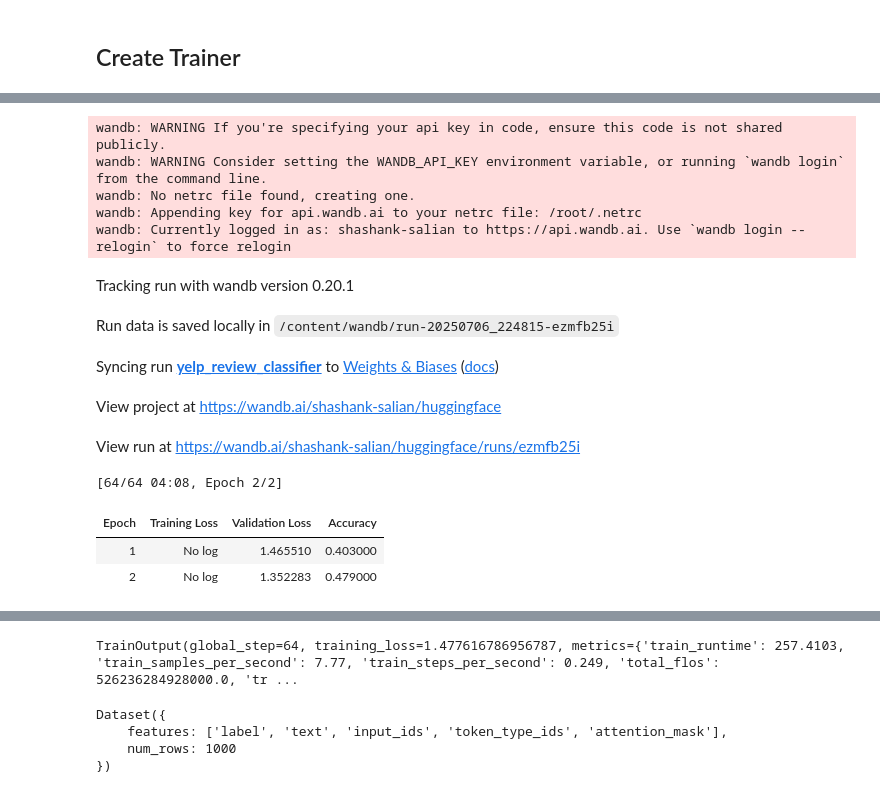
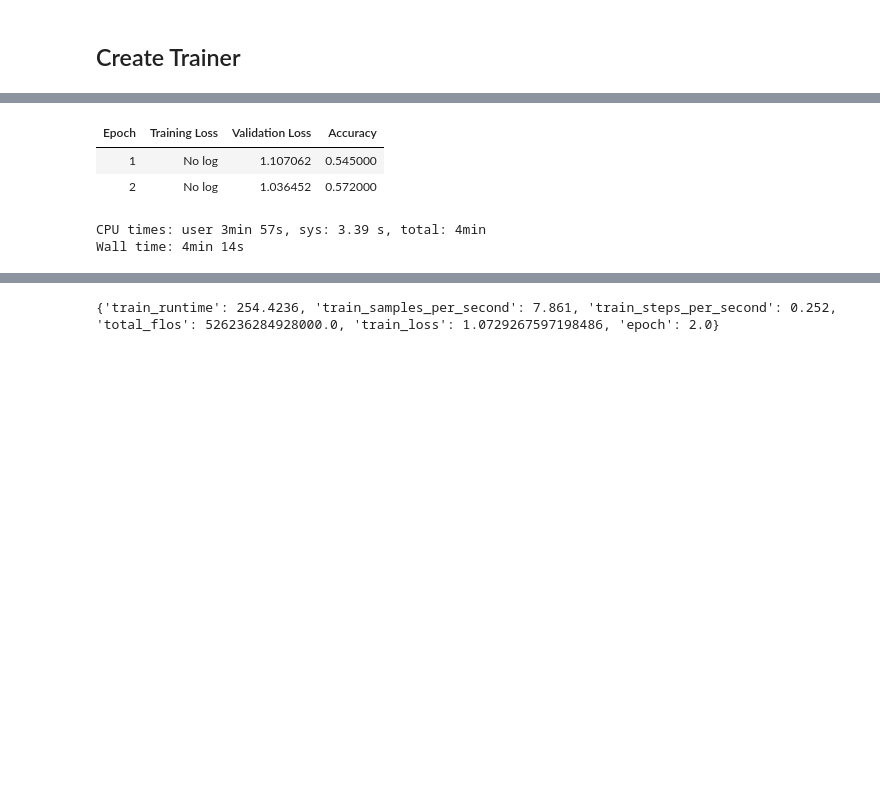
Before and after one commit to shashank3110/fine_tuning_models, a Jupyter notebook: fine_tune_bert.ipynb, the cells around one changed output, grey strips where cells are left out. Drawn from its saved outputs; the diff is of its cells as text; code cells hidden in the pictures; blank space fills up the shorter version.

Commit message:
first commit for bert finetuning hugging face

```diff
--- a/fine_tune_bert.ipynb
+++ b/fine_tune_bert.ipynb
@@ -133,5 +124,5 @@ trainer = Trainer(
 )
 # %%
 %%time
-trainer.train()
+train_output = trainer.train()
 # %% [output]
@@ -140,14 +130,5 @@ wandb: WARNING The `run_name` is currently set to the same value as `TrainingArg
+| Epoch | Training Loss | Validation Loss | Accuracy |
+| 1 | No log | 1.107062 | 0.545000 |
+| 2 | No log | 1.036452 | 0.572000 |
-wandb: WARNING If you're specifying your api key in code, ensure this code is not shared publicly.
-wandb: WARNING Consider setting the WANDB_API_KEY environment variable, or running `wandb login` from the command line.
-wandb: No netrc file found, creating one.
-wandb: Appending key for api.wandb.ai to your netrc file: /root/.netrc
-wandb: Currently logged in as: shashank-salian to https://api.wandb.ai. Use `wandb login --relogin` to force relogin
+CPU times: user 3min 57s, sys: 3.39 s, total: 4min
+Wall time: 4min 14s
-Tracking run with wandb version 0.20.1
-Run data is saved locally in /content/wandb/run-20250706_224815-ezmfb25i
-Syncing run yelp_review_classifier to Weights & Biases (docs)
-View project at https://wandb.ai/shashank-salian/huggingface
-View run at https://wandb.ai/shashank-salian/huggingface/runs/ezmfb25i
-[64/64 04:08, Epoch 2/2]
-| Epoch | Training Loss | Validation Loss | Accuracy |
-| 1 | No log | 1.465510 | 0.403000 |
-| 2 | No log | 1.352283 | 0.479000 |
@@ -156 +135,5 @@ Wall time: 4min 17s
-TrainOutput(global_step=64, training_loss=1.477616786956787, metrics={'train_runtime': 257.4103, 'train_samples_per_second': 7.77, 'train_steps_per_second': 0.249, 'total_flos': 526236284928000.0, 'tr ...
+# %%
+# print metrics
+print(train_output.metrics)
+# %% [output]
+{'train_runtime': 254.4236, 'train_samples_per_second': 7.861, 'train_steps_per_second': 0.252, 'total_flos': 526236284928000.0, 'train_loss': 1.0729267597198486, 'epoch': 2.0}
@@ -157,9 +142,2 @@ TrainOutput(global_step=64, training_loss=1.477616786956787, metrics={'train_run
 # %%
 # trainer.push_to_hub()
-# %%
-train_subset
-# %% [output]
-Dataset({
-    features: ['label', 'text', 'input_ids', 'token_type_ids', 'attention_mask'],
-    num_rows: 1000
-})
```
Also changed, not shown: parts of 5 cells of this notebook.
